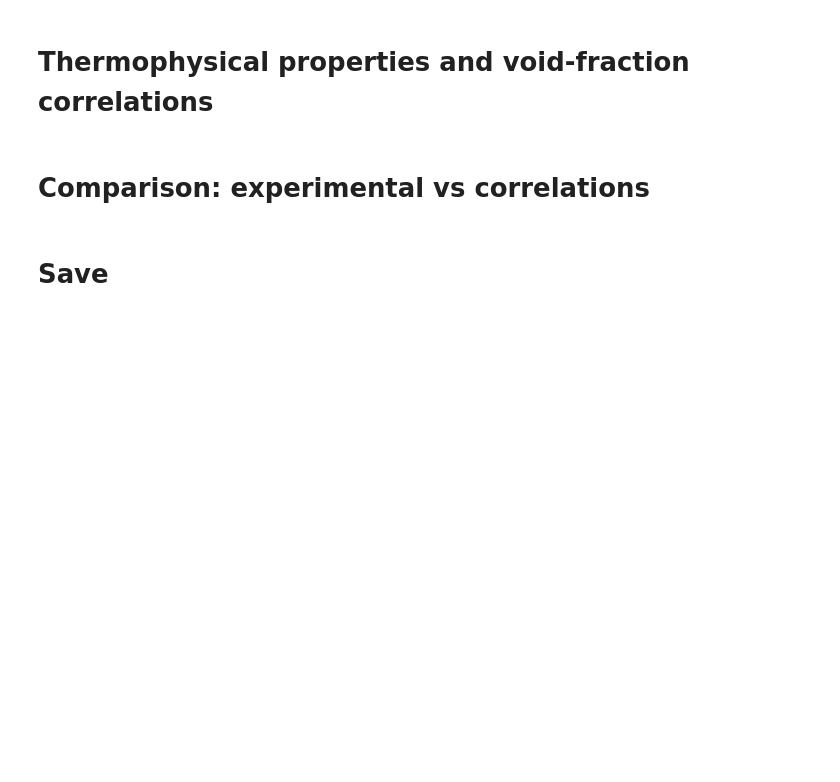
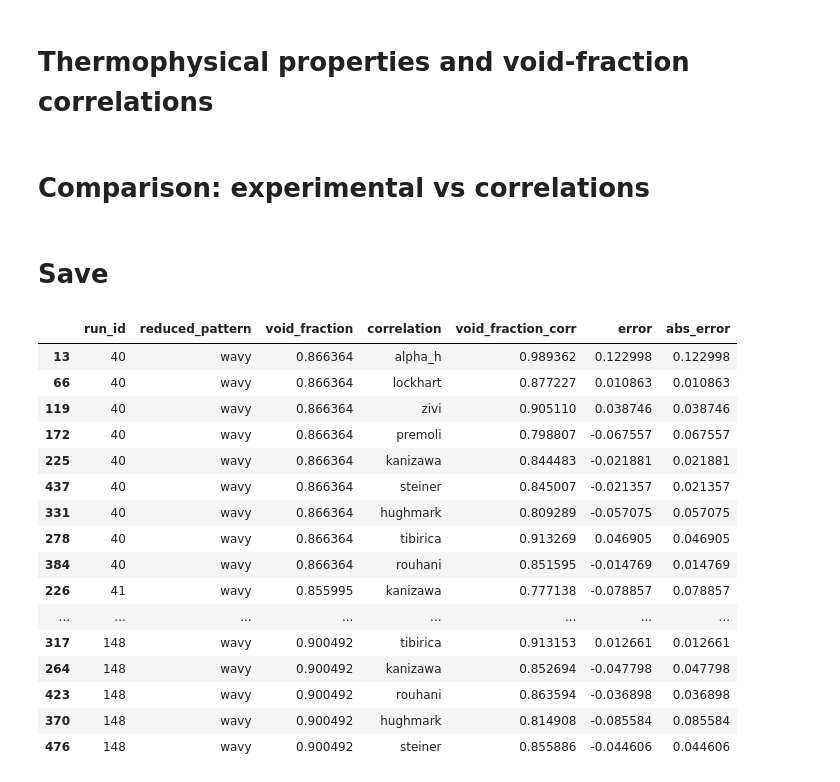
Before and after one commit to fernandonquintino/confocal_film_measurement, a Jupyter notebook: notebooks/void_fraction_calculation.ipynb, the cells around one changed output. Drawn from its saved outputs; the diff is of its cells as text; code cells hidden in the pictures; blank space fills up the shorter version.

```diff
--- a/notebooks/void_fraction_calculation.ipynb
+++ b/notebooks/void_fraction_calculation.ipynb
@@ -83,7 +83,7 @@ df = pd.merge(
     how='inner',
 )
 
-# df = df[df['t2_missing_percentage'] < T2_MISSING_MAX].reset_index(drop=True)
+df = df[df['t2_missing_percentage'] < T2_MISSING_MAX].reset_index(drop=True)
 # %% [markdown]
 # Comparison: experimental vs correlations
 # %%
@@ -145,3 +145,23 @@ summary.to_csv(
 summary.to_pickle(
     save_path / 'void_fraction_grouped_results.pkl'
 )
+# %%
+df_comparison.query('reduced_pattern == "wavy"').sort_values('run_id')
+# %% [output]
+|  | run_id | reduced_pattern | void_fraction | correlation | void_fraction_corr | error | abs_error |
+| 13 | 40 | wavy | 0.866364 | alpha_h | 0.989362 | 0.122998 | 0.122998 |
+| 66 | 40 | wavy | 0.866364 | lockhart | 0.877227 | 0.010863 | 0.010863 |
+| 119 | 40 | wavy | 0.866364 | zivi | 0.905110 | 0.038746 | 0.038746 |
+| 172 | 40 | wavy | 0.866364 | premoli | 0.798807 | -0.067557 | 0.067557 |
+| 225 | 40 | wavy | 0.866364 | kanizawa | 0.844483 | -0.021881 | 0.021881 |
+| 437 | 40 | wavy | 0.866364 | steiner | 0.845007 | -0.021357 | 0.021357 |
+| 331 | 40 | wavy | 0.866364 | hughmark | 0.809289 | -0.057075 | 0.057075 |
+| 278 | 40 | wavy | 0.866364 | tibirica | 0.913269 | 0.046905 | 0.046905 |
+| 384 | 40 | wavy | 0.866364 | rouhani | 0.851595 | -0.014769 | 0.014769 |
+| 226 | 41 | wavy | 0.855995 | kanizawa | 0.777138 | -0.078857 | 0.078857 |
+| ... | ... | ... | ... | ... | ... | ... | ... |
+| 317 | 148 | wavy | 0.900492 | tibirica | 0.913153 | 0.012661 | 0.012661 |
+| 264 | 148 | wavy | 0.900492 | kanizawa | 0.852694 | -0.047798 | 0.047798 |
+| 423 | 148 | wavy | 0.900492 | rouhani | 0.863594 | -0.036898 | 0.036898 |
+| 370 | 148 | wavy | 0.900492 | hughmark | 0.814908 | -0.085584 | 0.085584 |
+| 476 | 148 | wavy | 0.900492 | steiner | 0.855886 | -0.044606 | 0.044606 |
```
Also changed, not shown: parts of 2 cells of this notebook, 5 other files.
